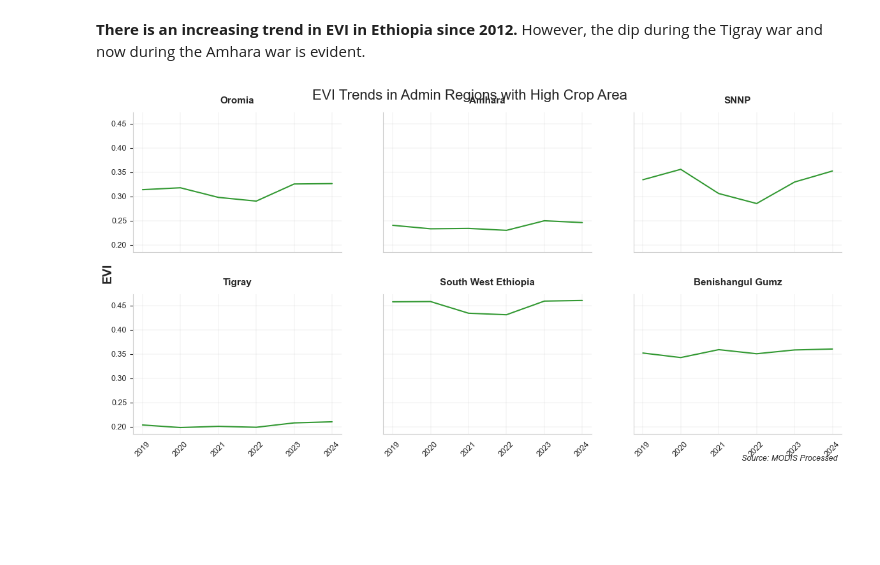
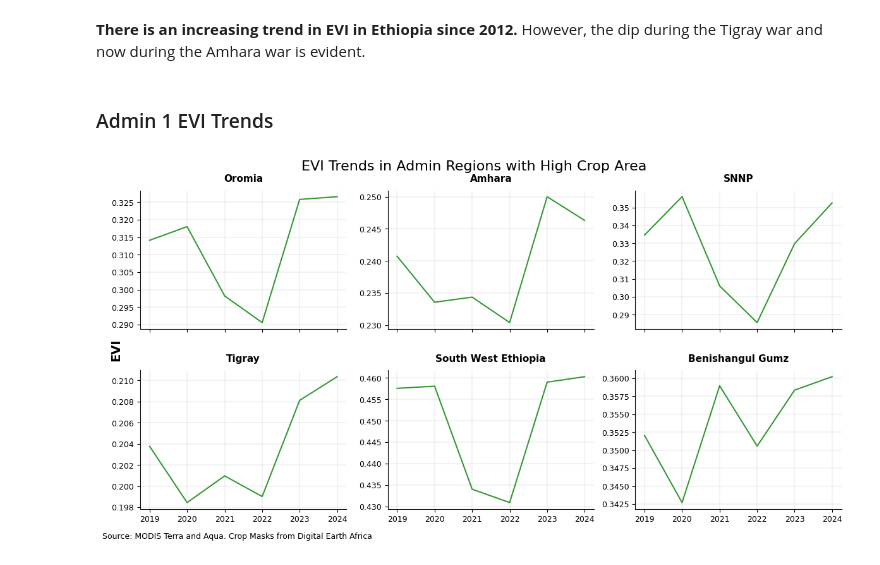
Before and after one commit to datapartnership/ethiopia-economic-monitoring, a Jupyter notebook: notebooks/agriculture/crop-productivity.ipynb, the cells around one changed output. Saved outputs shown, nothing was run; the diff lists cells and outputs as text; code cells hidden in the pictures; blank space fills up the shorter version.

```diff
--- a/notebooks/agriculture/crop-productivity.ipynb
+++ b/notebooks/agriculture/crop-productivity.ipynb
@@ -186,7 +181,7 @@ def cropmask(img):
 mxd13q1 = mxd13q1_cleaned_sorted.map(cropmask)
 
 # Export configuration for Google Cloud Storage
-gcs_bucket = "your-bucket-name"  # Replace with your GCS bucket name
+gcs_bucket = "datalab-agriculture"  # Replace with your GCS bucket name
 output_folder = "MODIS_EVI_Ethiopia"
 crs = "EPSG:4326"  # WGS84 geographic coordinate system
 scale = 250  # 250m resolution for MOD13Q1
@@ -688,3 +665,6 @@ df[
 | 10 | Addis Ababa | 15,120 | 0.06% | 27.57% |
 | 11 | Harari | 6,646 | 0.03% | 18.34% |
 | 12 | Dire Dawa | 6,416 | 0.03% | 6.19% |
+# %%
+df = eth_adm1[['ADM1_EN','ADM1_PCODE', 'geometry']].merge(df[['ADM1_PCODE', 'crop', "Crop Area Share (% of Region)",
+       'Crop Area Share (% of Country)', 'Region']])
@@ -793,20 +822,3 @@ Using this time series dataset of EVI images, we apply several pre-processing st
 We then extract crop seasonality metrics using the seasonal amplitude method from the phenolopy package.
 
 The chart below shows the result of this process for a single crop pixel. The green dots represent the raw EVI values, the black line represents the processed EVI values, and the red dotted lines represent season parameters extracted for that pixel: start of season, peak of season, and end of season.
-# %%
-df = monthly_df
-
-plt.figure(figsize=(8, 6))
-plt.plot(df.index, df, "o", color="green", markersize=3, label="Raw EVI")
-plt.plot(df.index, smoothed, "k-", linewidth=2, label="Smoothed EVI")
-# for date in [sos, mos, eos]:
-#     plt.axvline(date, color='red', linestyle='--')
-plt.title("EVI for a Sample Point (National Average)", fontsize=14, weight="bold")
-plt.ylabel("EVI")
-plt.xlabel("Month")
-plt.grid(True)
-plt.legend()
-plt.tight_layout()
-plt.text(df.index[0], 0.29, "Source: MODIS", fontsize=9, ha="right")
-plt.savefig("../../docs/images/agriculture/season.png", dpi=300, bbox_inches="tight")
-plt.show()
@@ -2146,6 +2101,8 @@ evi_median_monthly_adm1 = pd.read_csv(
     "../../data/agriculture/processed/eth_evi_monthly_summary_adm1.csv"
 )
 evi_median_monthly_adm1.rename(columns={"mean": "median"}, inplace=True)
+# %% [markdown]
+### Admin 1 EVI Trends
 # %%
 import numpy as np
 
@@ -2154,6 +2111,7 @@ def get_annual_percent_change(
     df, group_columns=["ADM1_EN"], baseline_year="PY", column="ntl_sum"
 ):
     df = df.copy()
+    df['date'] = pd.to_datetime(df['date'])
     df["year"] = df["date"].dt.year
     baseline_column = f"baseline_{column}_{baseline_year}"
     column_name = f"percent_change_{column}_{baseline_year}"
@@ -2232,9 +2190,10 @@ evi_median_annual_adm1 = get_annual_percent_change(
 # %%
 fig = get_trend_plot(
     evi_median_annual_adm1,
     crop_admin_regions,
     "EVI Trends in Admin Regions with High Crop Area",
     show_trend=False,
+    share_axis=False
 )
 # %% [output]
-[figure, old version]
+[figure, new version]
```
Also changed, not shown: parts of 23 cells of this notebook.
